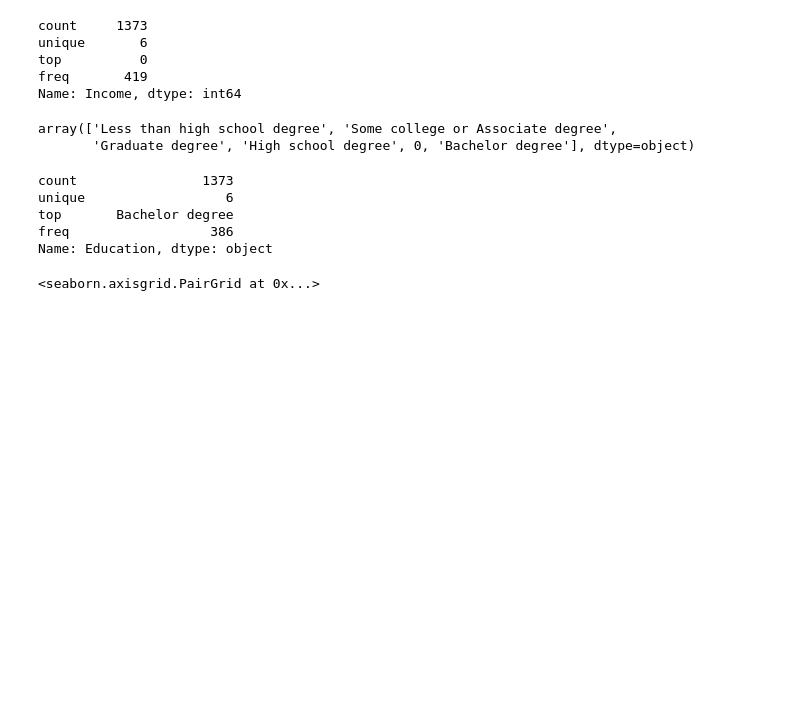
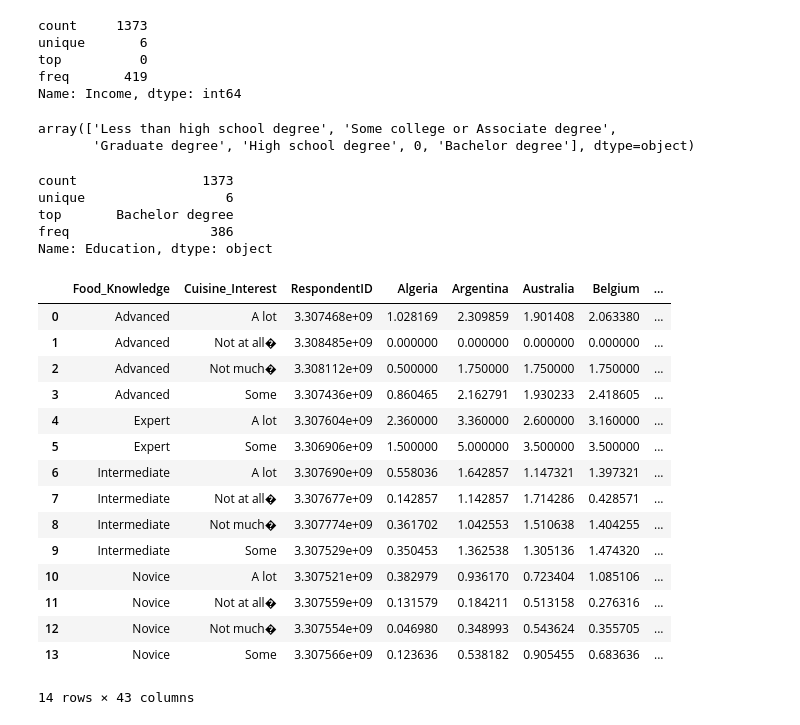
Before and after one commit to finnqiao/food_user_matching, a Jupyter notebook: food_demographics.ipynb, the cells around one changed output. Cells and saved outputs as stored; diff of their text form; code cells hidden in the pictures; blank space fills up the shorter version.

```diff
--- a/food_demographics.ipynb
+++ b/food_demographics.ipynb
@@ -170,8 +171,24 @@ unique                  6
 top       Bachelor degree
 freq                  386
 Name: Education, dtype: object
-# %%
-sns.set(style='ticks')
-sns.pairplot(df, hue="Gender")
-# %% [output]
-<seaborn.axisgrid.PairGrid at 0x...>
+# %%
+fig, ax = plt.subplots(figsize=(15,7))
+groupedByKnowledge = df.groupby(['Food_Knowledge','Cuisine_Interest']).mean().reset_index()
+groupedByKnowledge
+# %% [output]
+|  | Food_Knowledge | Cuisine_Interest | RespondentID | Algeria | Argentina | Australia | Belgium | ... |
+| 0 | Advanced | A lot | 3.307468e+09 | 1.028169 | 2.309859 | 1.901408 | 2.063380 | ... |
+| 1 | Advanced | Not at all� | 3.308485e+09 | 0.000000 | 0.000000 | 0.000000 | 0.000000 | ... |
+| 2 | Advanced | Not much� | 3.308112e+09 | 0.500000 | 1.750000 | 1.750000 | 1.750000 | ... |
+| 3 | Advanced | Some | 3.307436e+09 | 0.860465 | 2.162791 | 1.930233 | 2.418605 | ... |
+| 4 | Expert | A lot | 3.307604e+09 | 2.360000 | 3.360000 | 2.600000 | 3.160000 | ... |
+| 5 | Expert | Some | 3.306906e+09 | 1.500000 | 5.000000 | 3.500000 | 3.500000 | ... |
+| 6 | Intermediate | A lot | 3.307690e+09 | 0.558036 | 1.642857 | 1.147321 | 1.397321 | ... |
+| 7 | Intermediate | Not at all� | 3.307677e+09 | 0.142857 | 1.142857 | 1.714286 | 0.428571 | ... |
+| 8 | Intermediate | Not much� | 3.307774e+09 | 0.361702 | 1.042553 | 1.510638 | 1.404255 | ... |
+| 9 | Intermediate | Some | 3.307529e+09 | 0.350453 | 1.362538 | 1.305136 | 1.474320 | ... |
+| 10 | Novice | A lot | 3.307521e+09 | 0.382979 | 0.936170 | 0.723404 | 1.085106 | ... |
+| 11 | Novice | Not at all� | 3.307559e+09 | 0.131579 | 0.184211 | 0.513158 | 0.276316 | ... |
+| 12 | Novice | Not much� | 3.307554e+09 | 0.046980 | 0.348993 | 0.543624 | 0.355705 | ... |
+| 13 | Novice | Some | 3.307566e+09 | 0.123636 | 0.538182 | 0.905455 | 0.683636 | ... |
+14 rows × 43 columns
```
Also changed, not shown: parts of 3 cells of this notebook, 1 other file.
